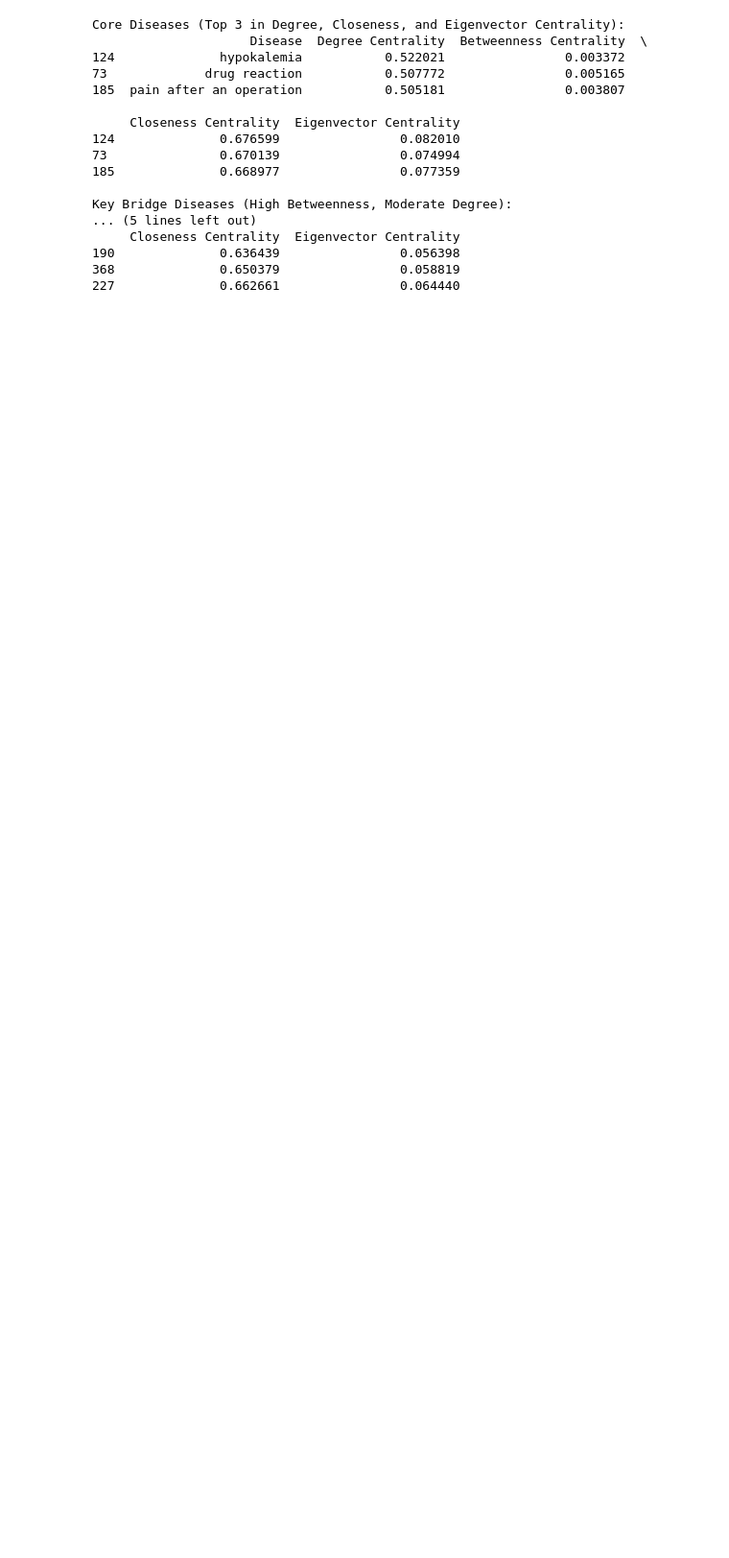
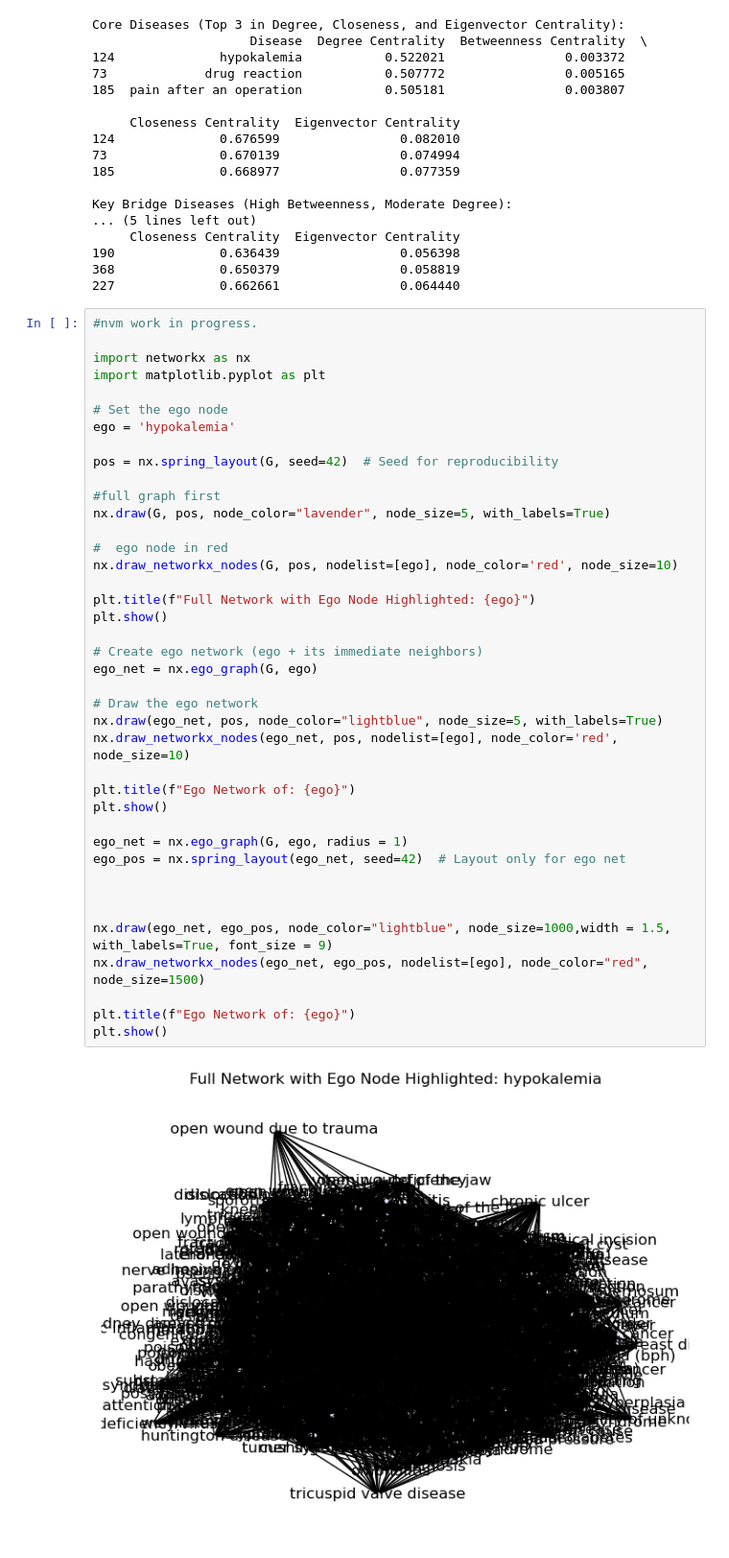
Before and after one commit to ktfr/disease-symptom-network, a Jupyter notebook: Centrality.ipynb, the cells around one changed output. Shown at 96% size. Drawn from its saved outputs; the diff is of its cells as text; blank space fills up the shorter version.

Commit message:
tried to use social network concept-ego network

```diff
--- a/Centrality.ipynb
+++ b/Centrality.ipynb
@@ -228,3 +229,45 @@ Key Bridge Diseases (High Betweenness, Moderate Degree):
 190              0.636439                0.056398
 368              0.650379                0.058819
 227              0.662661                0.064440
+# %%
+#nvm work in progress.
+
+import networkx as nx
+import matplotlib.pyplot as plt
+
+# Set the ego node
+ego = 'hypokalemia'
+
+pos = nx.spring_layout(G, seed=42)  # Seed for reproducibility
+
+#full graph first
+nx.draw(G, pos, node_color="lavender", node_size=5, with_labels=True)
+
+#  ego node in red
+nx.draw_networkx_nodes(G, pos, nodelist=[ego], node_color='red', node_size=10)
+
+plt.title(f"Full Network with Ego Node Highlighted: {ego}")
+plt.show()
+
+# Create ego network (ego + its immediate neighbors)
+ego_net = nx.ego_graph(G, ego)
+
+# Draw the ego network
+nx.draw(ego_net, pos, node_color="lightblue", node_size=5, with_labels=True)
+nx.draw_networkx_nodes(ego_net, pos, nodelist=[ego], node_color='red', node_size=10)
+
+plt.title(f"Ego Network of: {ego}")
+plt.show()
+
+ego_net = nx.ego_graph(G, ego, radius = 1)
+ego_pos = nx.spring_layout(ego_net, seed=42)  # Layout only for ego net
+
+
+
+nx.draw(ego_net, ego_pos, node_color="lightblue", node_size=1000,width = 1.5,  with_labels=True, font_size = 9)
+nx.draw_networkx_nodes(ego_net, ego_pos, nodelist=[ego], node_color="red", node_size=1500)
+
+plt.title(f"Ego Network of: {ego}")
+plt.show()
+# %% [output]
+[figure, added]
```
Also changed, not shown: parts of 2 cells of this notebook.
